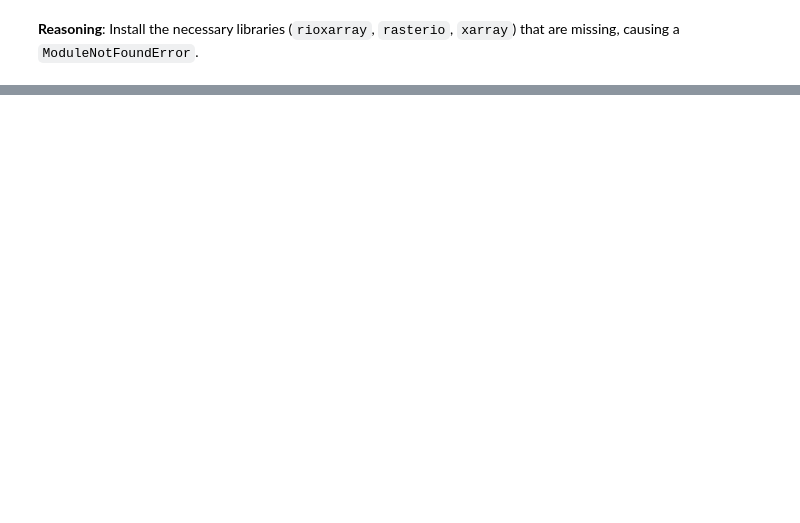
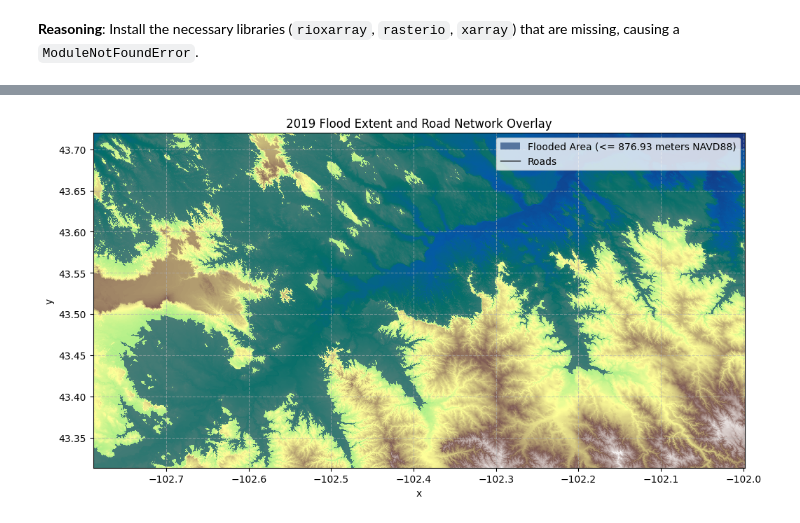
Before and after one commit to LeonAmbroseJr/-LeonAmbrose-github.io, a Jupyter notebook: whiterivercresthistoryv3.ipynb, the cells around one changed output, grey strips where cells are left out. Saved outputs shown, nothing was run; the diff lists cells and outputs as text; code cells hidden in the pictures; blank space fills up the shorter version.

```diff
--- a/whiterivercresthistoryv3.ipynb
+++ b/whiterivercresthistoryv3.ipynb
@@ -1104,0 +1413,94 @@ Successfully installed affine-2.4.0 click-plugins-1.1.1.2 cligj-0.7.2 rasterio-1
+# %%
+import osmnx as ox
+import matplotlib.pyplot as plt
+import numpy as np # Import numpy for potential masking
+
+# Ensure clipped_dem, flood_map_data_2019, xmin, xmax, ymin, ymax are defined
+
+if 'clipped_dem' not in locals() or 'flood_map_data_2019' not in locals() or \
+   'xmin' not in locals() or 'xmax' not in locals() or \
+   'ymin' not in locals() or 'ymax' not in locals():
+    print("Error: Necessary variables (clipped_dem, flood_map_data_2019, xmin, xmax, ymin, ymax) not found. Please ensure previous steps were executed.")
+else:
+    # --- 1. Get Road Network Data for the Bounding Box ---
+    # Define the bounding box for the query using the coordinates we calculated
+    bbox = (ymin, ymax, xmin, xmax) # osmnx bounding box format is (south, north, west, east)
+
+    # Define tags for the road network
+    # 'highway' tag is used for roads in OpenStreetMap
+    tags = {'highway': ['primary', 'secondary', 'tertiary', 'residential', 'unclassified', 'service', 'living_street', 'pedestrian', 'track', 'path']}
+    # You can add more specific highway types if needed
+
+    print("Querying OpenStreetMap for road network within the bounding box...")
+    try:
+        # Use features_from_bbox to get features within the defined area
+        # We get the graph first for network analysis if needed, but for simple plotting,
+        # getting features directly might be simpler depending on desired representation.
+        # Let's get the graph and plot it, as it's standard for road networks.
+        G = ox.graph_from_bbox(bbox, network_type='drive', simplify=True)
+
+        # Convert graph to GeoDataFrames for nodes and edges
+        nodes, edges = ox.graph_to_gdfs(G)
+
+        # The 'edges' GeoDataFrame contains the road geometries (LineStrings)
+
+        print(f"Successfully retrieved road network data: {len(edges)} edges found.")
+        # display(edges.head()) # Optional: display a sample of road data
+
+    except Exception as e:
+        print(f"An error occurred while retrieving road network data: {e}")
+        print("Could not retrieve road network using osmnx.")
+        print("Ensure osmnx is installed and the bounding box is valid and contains road data.")
+        edges = None # Set edges to None so the plotting code can check
+
+    # --- 2. Create the Combined Visualization ---
+    if edges is not None: # Proceed only if road data was retrieved
+        print("\nCreating the combined visualization...")
+
+        # Create a figure and axes for the plot
+        fig, ax = plt.subplots(figsize=(12, 12)) # Adjust size
+
+        # Display the clipped DEM as the base layer
+        clipped_dem.plot(ax=ax, cmap='terrain', add_colorbar=False)
+
+        # Overlay the calculated flood map data (flood_map_data_2019)
+        flood_map_masked = flood_map_data_2019.where(flood_map_data_2019 == 1)
+        cmap_flood = plt.cm.get_cmap('Blues', 2)
+        flood_map_masked.plot(ax=ax, cmap=cmap_flood, add_colorbar=False, alpha=0.6)
+
+        # Overlay the Road Network
+        # We can plot the edges GeoDataFrame
+        edges.plot(ax=ax, linewidth=1, edgecolor='black', zorder=2) # zorder ensures roads are on top
+
+        # Add a title
+        ax.set_title("2019 Flood Extent and Road Network Overlay")
+
+        # Set axis labels (using coordinate names from the DataArray)
+        ax.set_xlabel(clipped_dem.x.name)
+        ax.set_ylabel(clipped_dem.y.name)
+
+        # Add a legend (manually for the flood layer and maybe a note for roads)
+        from matplotlib.patches import Patch
+        legend_elements = [
+            Patch(facecolor=cmap_flood(1), alpha=0.6, label=f'Flooded Area (<= {flood_level_for_comparison:.2f} meters NAVD88)'),
+            plt.Line2D([0], [0], color='black', lw=1, label='Roads') # Add a line for roads
+        ]
+        ax.legend(handles=legend_elements, loc='upper right')
+
+        # Add a grid (optional)
+        ax.grid(True, linestyle='--', alpha=0.6)
+
+        # Ensure aspect ratio is equal for geospatial data
+        ax.set_aspect('equal')
+
+        # Display the plot
+        plt.show()
+
+        print("\nInterpretation Notes for the Combined Map:")
+        print("This map shows the calculated 2019 flood extent (blue) overlaid on the terrain (colors) and the road network (black lines) within your area of interest.")
+        print("This helps visualize which roads were likely impacted or inundated by the flood based on this model.")
+        print("Remember this is a simple model; actual flood impacts on roads would depend on road elevation relative to flood depth, culverts, bridges, and flow dynamics.")
+
+    else:
+        print("\nSkipping visualization as road network data was not retrieved.")
+# %% [output]
@@ -1104,0 +1511 @@ Successfully installed affine-2.4.0 click-plugins-1.1.1.2 cligj-0.7.2 rasterio-1
+[figure, added]
```
Also changed, not shown: parts of 25 cells of this notebook.
